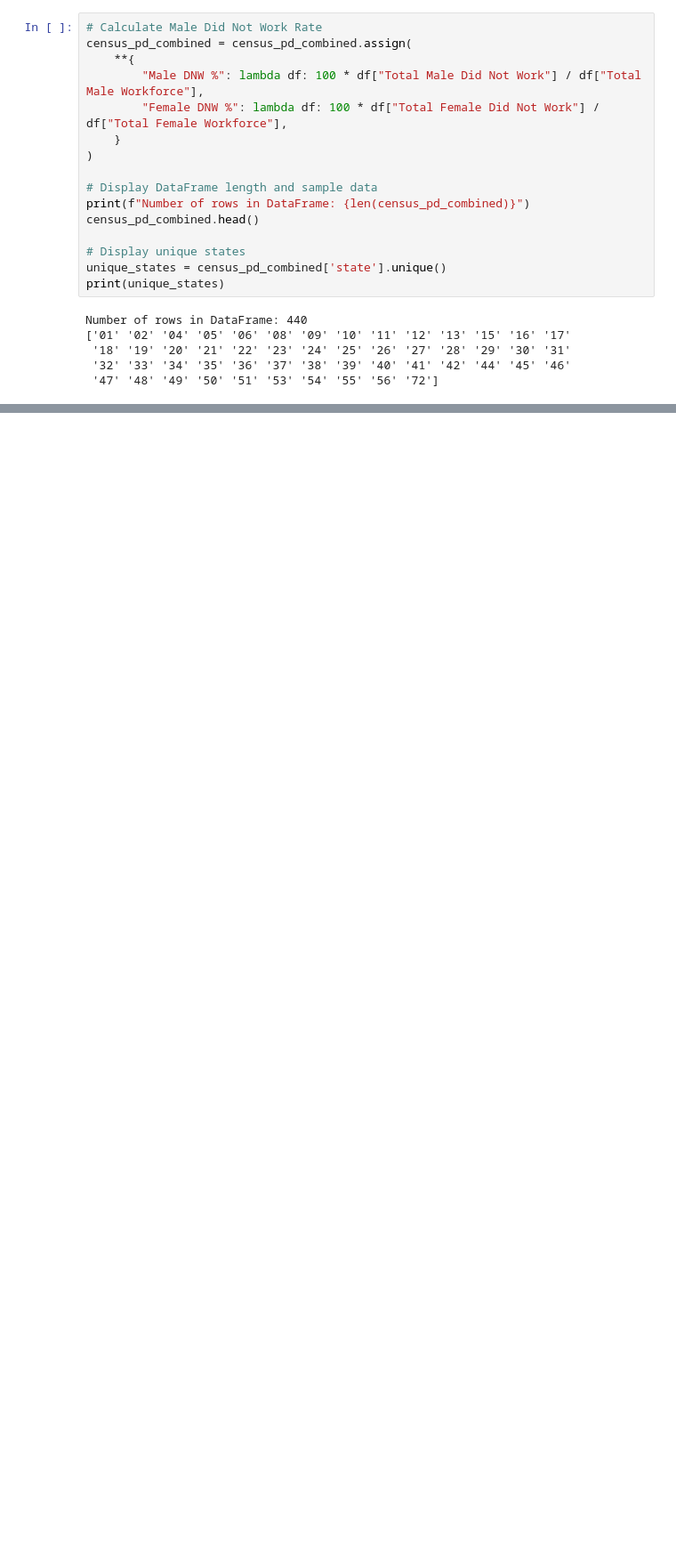
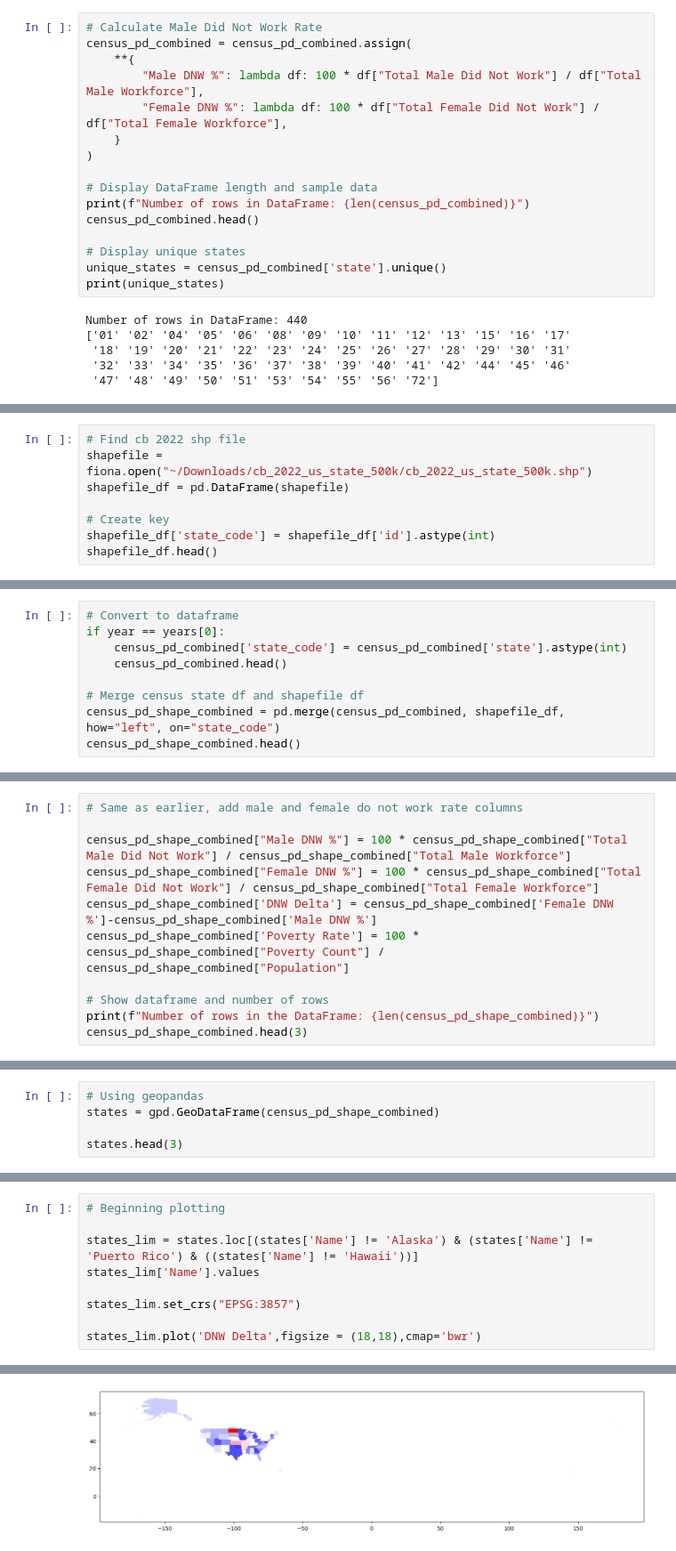
Before and after one commit to Nathanhans/Project_1, a Jupyter notebook: Stellas_Analysis/Data-Stella/Census-congressional.ipynb, the cells around one changed output, grey strips where cells are left out. Shown: that part at 89% size. Cells and saved outputs as stored; diff of their text form; blank space fills up the shorter version.

Commit message:
Committing Stella's finished code and shapefile data

```diff
--- a/Stellas_Analysis/Data-Stella/Census-congressional.ipynb
+++ b/Stellas_Analysis/Data-Stella/Census-congressional.ipynb
@@ -124,0 +276,8 @@ census_pd_from_file.head()
+# %%
+# Find cb 2022 shp file
+shapefile = fiona.open("~/Downloads/cb_2022_us_state_500k/cb_2022_us_state_500k.shp")
+shapefile_df = pd.DataFrame(shapefile)
+
+# Create key
+shapefile_df['state_code'] = shapefile_df['id'].astype(int)
+shapefile_df.head()
@@ -124,0 +351,9 @@ census_pd_from_file.head()
+# %%
+# Convert to dataframe
+if year == years[0]:
+    census_pd_combined['state_code'] = census_pd_combined['state'].astype(int)
+    census_pd_combined.head()
+
+# Merge census state df and shapefile df
+census_pd_shape_combined = pd.merge(census_pd_combined, shapefile_df, how="left", on="state_code")
+census_pd_shape_combined.head()
@@ -124,0 +368,11 @@ census_pd_from_file.head()
+# %%
+# Same as earlier, add male and female do not work rate columns
+
+census_pd_shape_combined["Male DNW %"] = 100 * census_pd_shape_combined["Total Male Did Not Work"] / census_pd_shape_combined["Total Male Workforce"]
+census_pd_shape_combined["Female DNW %"] = 100 * census_pd_shape_combined["Total Female Did Not Work"] / census_pd_shape_combined["Total Female Workforce"]
+census_pd_shape_combined['DNW Delta'] = census_pd_shape_combined['Female DNW %']-census_pd_shape_combined['Male DNW %']
+census_pd_shape_combined['Poverty Rate'] = 100 * census_pd_shape_combined["Poverty Count"] / census_pd_shape_combined["Population"]
+
+# Show dataframe and number of rows
+print(f"Number of rows in the DataFrame: {len(census_pd_shape_combined)}")
+census_pd_shape_combined.head(3)
@@ -127,0 +389,5 @@ census_pd_combined.to_csv("Data-Stella/census_data.csv", encoding="utf-8", index
+# %%
+# Using geopandas
+states = gpd.GeoDataFrame(census_pd_shape_combined)
+
+states.head(3)
@@ -127,0 +400,10 @@ census_pd_combined.to_csv("Data-Stella/census_data.csv", encoding="utf-8", index
+# %%
+# Beginning plotting
+
+states_lim = states.loc[(states['Name'] != 'Alaska') & (states['Name'] != 'Puerto Rico') & ((states['Name'] != 'Hawaii'))]
+states_lim['Name'].values
+
+states_lim.set_crs("EPSG:3857")
+
+states_lim.plot('DNW Delta',figsize = (18,18),cmap='bwr')
+# %% [output]
@@ -127,0 +411 @@ census_pd_combined.to_csv("Data-Stella/census_data.csv", encoding="utf-8", index
+[figure, added]
```
Also changed, not shown: parts of 23 cells of this notebook, 8 other files.
